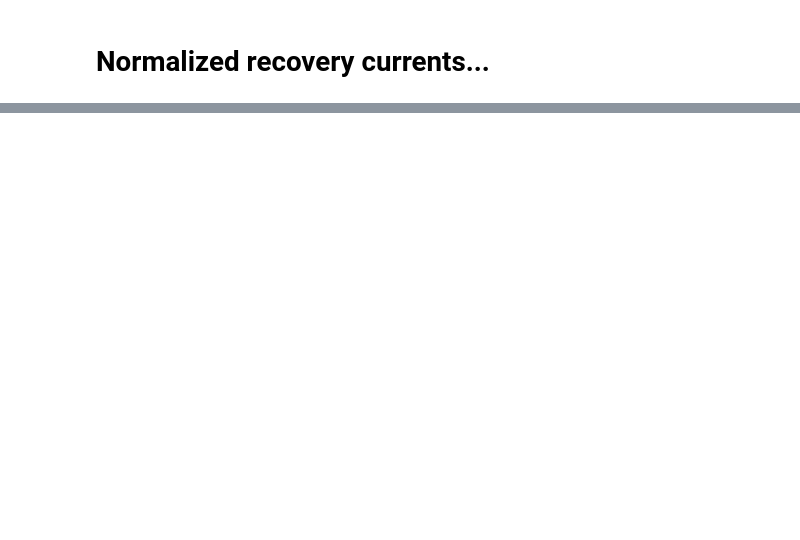
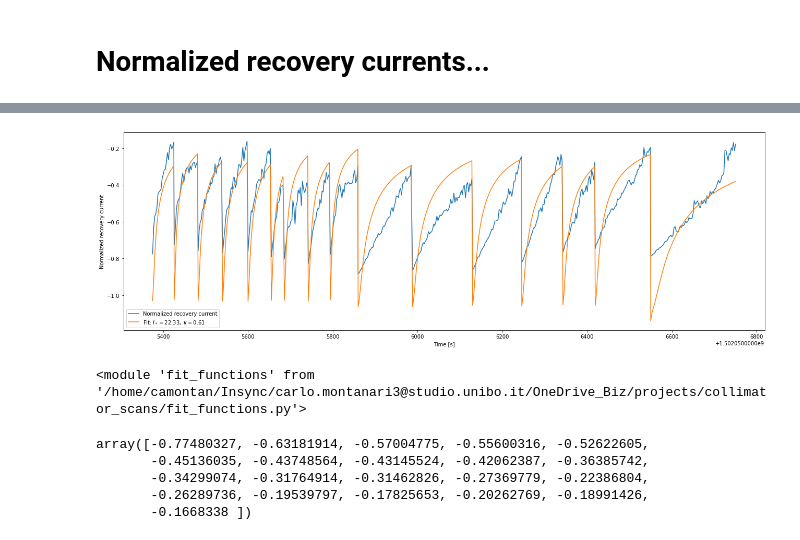
Before and after one commit to carlidel/collimator_scans, a Jupyter notebook: first_fit.ipynb, the cells around one changed output, grey strips where cells are left out. Saved outputs shown, nothing was run; the diff lists cells and outputs as text; code cells hidden in the pictures; blank space fills up the shorter version.

```diff
--- a/first_fit.ipynb
+++ b/first_fit.ipynb
@@ -371,2 +373,8 @@ Canvas(toolbar=Toolbar(toolitems=[('Home', 'Reset original view', 'home', 'home'
 # %% [markdown]
 # Normalized recovery currents...
+# %%
+def moving_average(x, w):
+    return np.convolve(x, np.ones(w), 'valid') / w
+# %%
+slice = 25
+skipping = 250
@@ -372,0 +418,5 @@ Canvas(toolbar=Toolbar(toolitems=[('Home', 'Reset original view', 'home', 'home'
+# %%
+pars = lmfit.Parameters()
+pars.add("I_star", value=1.0, min=0.0)
+pars.add("k", value=0.33, min=0.0)
+pars.add("c", value=1.0, vary=False)
@@ -372,0 +432,3 @@ Canvas(toolbar=Toolbar(toolitems=[('Home', 'Reset original view', 'home', 'home'
+# %%
+final = lmfit.minimize(resid_func, pars, args=(x_list, y_list))
+c1, c2 = ana_current(final.params, x_list, y_list)
@@ -372,0 +453,22 @@ Canvas(toolbar=Toolbar(toolitems=[('Home', 'Reset original view', 'home', 'home'
+# %%
+plt.figure(figsize=(18, 6))
+
+tmp = np.array([])
+for t in x_raw[:]:
+    tmp = np.concatenate((tmp, t))
+
+plt.plot(tmp, c1, label="Normalized recovery current")
+plt.plot(tmp, c2, label=f"Fit: $I_*={final.params['I_star'].value:.2f},\\ \\kappa={final.params['k'].value:.2f}$")
+
+plt.legend()
+plt.xlabel("Time [s]")
+plt.ylabel("Normalized recovery current")
+plt.tight_layout()
+# %% [output]
+[figure, added]
+# %%
+import fit_functions
+import importlib
+importlib.reload(fit_functions)
+# %% [output]
+<module 'fit_functions' from '/home/camontan/Insync/carlo.montanari3@studio.unibo.it/OneDrive_Biz/projects/collimator_scans/fit_functions.py'>
@@ -372,0 +480,9 @@ Canvas(toolbar=Toolbar(toolitems=[('Home', 'Reset original view', 'home', 'home'
+# %%
+x_list[0]
+y_list[0]
+# %% [output]
+array([-0.77480327, -0.63181914, -0.57004775, -0.55600316, -0.52622605,
+       -0.45136035, -0.43748564, -0.43145524, -0.42062387, -0.36385742,
+       -0.34299074, -0.31764914, -0.31462826, -0.27369779, -0.22386804,
+       -0.26289736, -0.19539797, -0.17825653, -0.20262769, -0.18991426,
+       -0.1668338 ])
```
Also changed, not shown: parts of 19 cells of this notebook, 3 other files.
